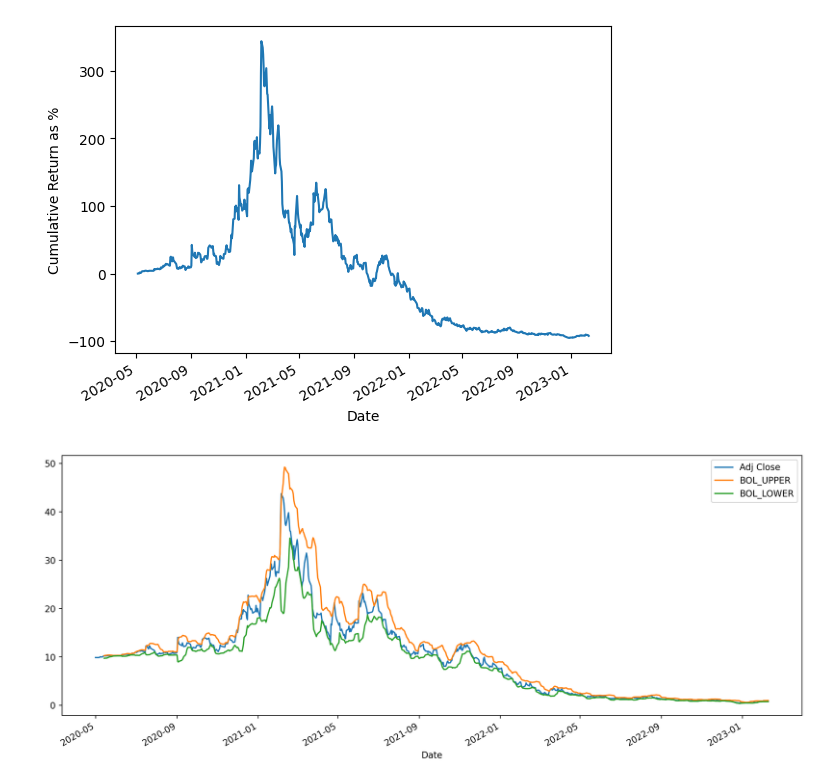
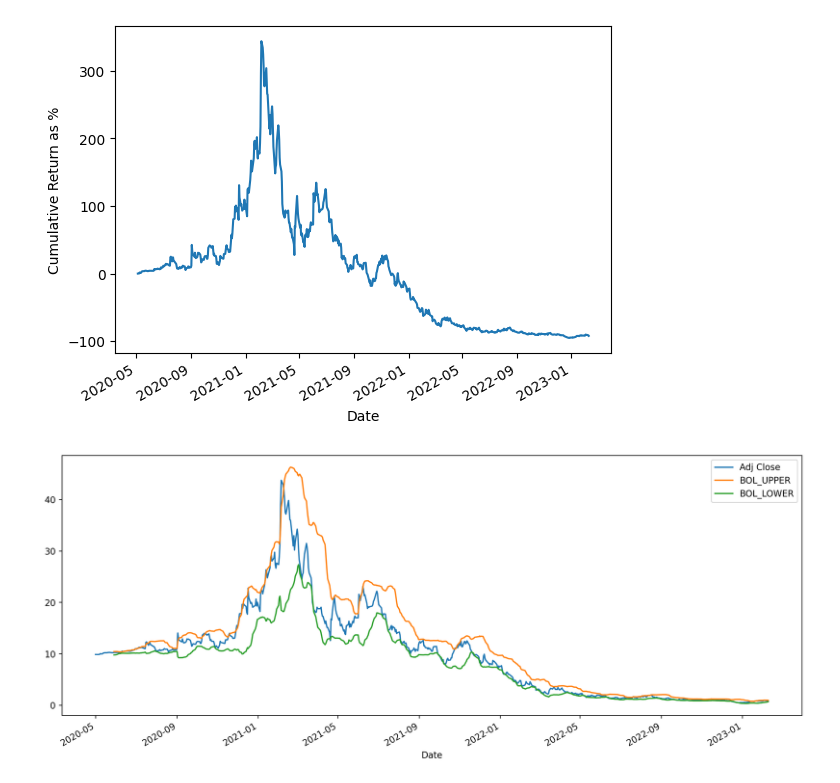
Before and after one commit to alexfioto/learn, a Jupyter notebook: python_finance/equities_util.ipynb, the cells around one changed output. Saved outputs shown, nothing was run; the diff lists cells and outputs as text; code cells hidden in the pictures.

```diff
--- a/python_finance/equities_util.ipynb
+++ b/python_finance/equities_util.ipynb
@@ -276,5 +7,5 @@ class stock_comp:
 # %%
-cost = stock_data('SKLZ', '2020-05-01', '2023-02-10')
+stock = stock_data('SKLZ', '2020-05-01', '2023-02-10')
 # %% [output]
 [*********************100%***********************]  1 of 1 completed
 # %%
@@ -316,6 +47,6 @@ cost.plot_cumulative_daily_return_rate()
 [figure]
 # %%
 plt.figure(figsize=(15,6), dpi=250)
-cost.plot_bollinger_bands(n=10)
+stock.plot_bollinger_bands(n=20)
 # %% [output]
-[figure, old version]
+[figure, new version]
```
Also changed, not shown: parts of 22 cells of this notebook, 2 other files.
